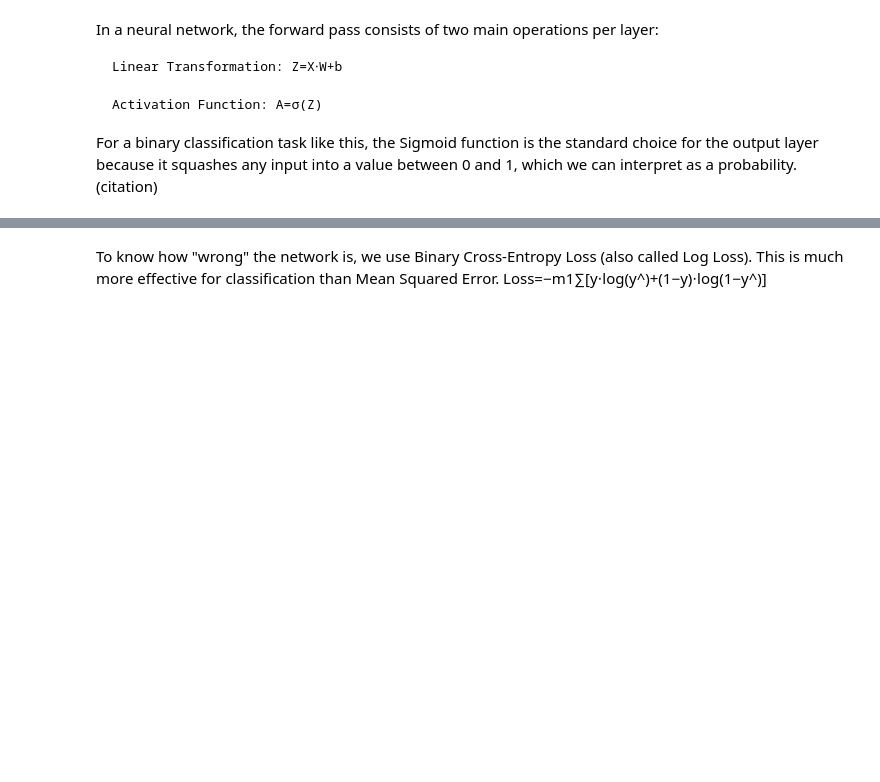
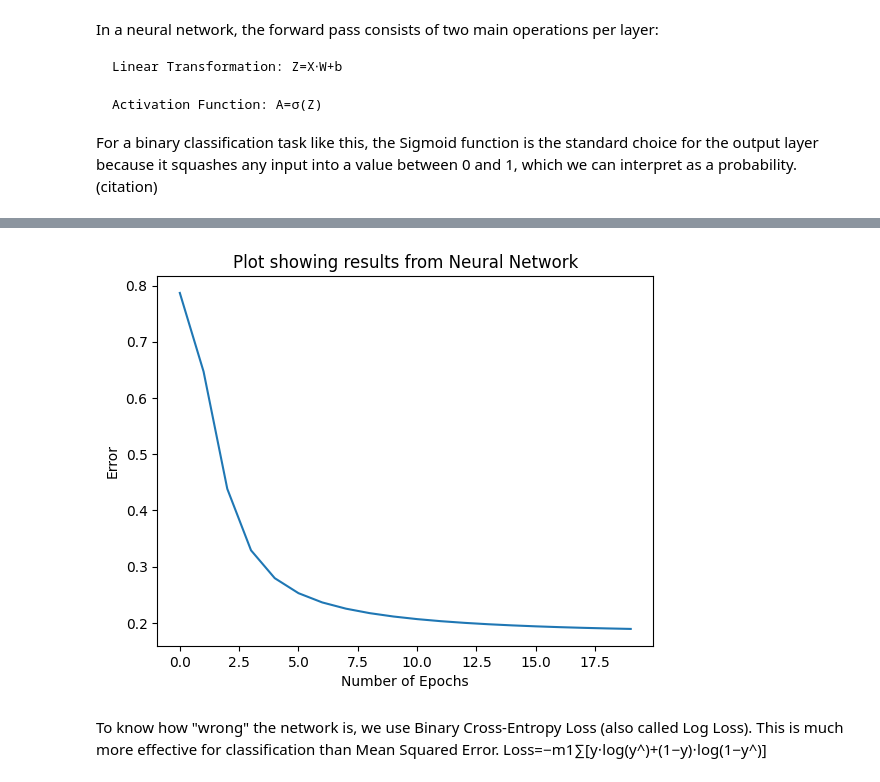
Before and after one commit to daemonchild/cardiffmet-dat6002-artificial-intelligence, a Jupyter notebook: assessment/part_2/2-From-Scratch-MLP.ipynb, the cells around one changed output, grey strips where cells are left out. Drawn from its saved outputs; the diff is of its cells as text; code cells hidden in the pictures; blank space fills up the shorter version.

```diff
--- a/assessment/part_2/2-From-Scratch-MLP.ipynb
+++ b/assessment/part_2/2-From-Scratch-MLP.ipynb
@@ -257,0 +396,4 @@ def forward_propagation(X, W1, b1, W2, b2):
+# %%
+mlp = MLP_From_Scratch(df_X_train, df_y_train, df_X_test, df_y_test, debug=True)
+mlp.train_network(epochs=2000)
+mlp.plot_error()
@@ -257,0 +418,4 @@ def forward_propagation(X, W1, b1, W2, b2):
+# %%
+mlp.plot_error()
+# %% [output]
+[figure, added]
```
Also changed, not shown: parts of 20 cells of this notebook, 5 other files.
